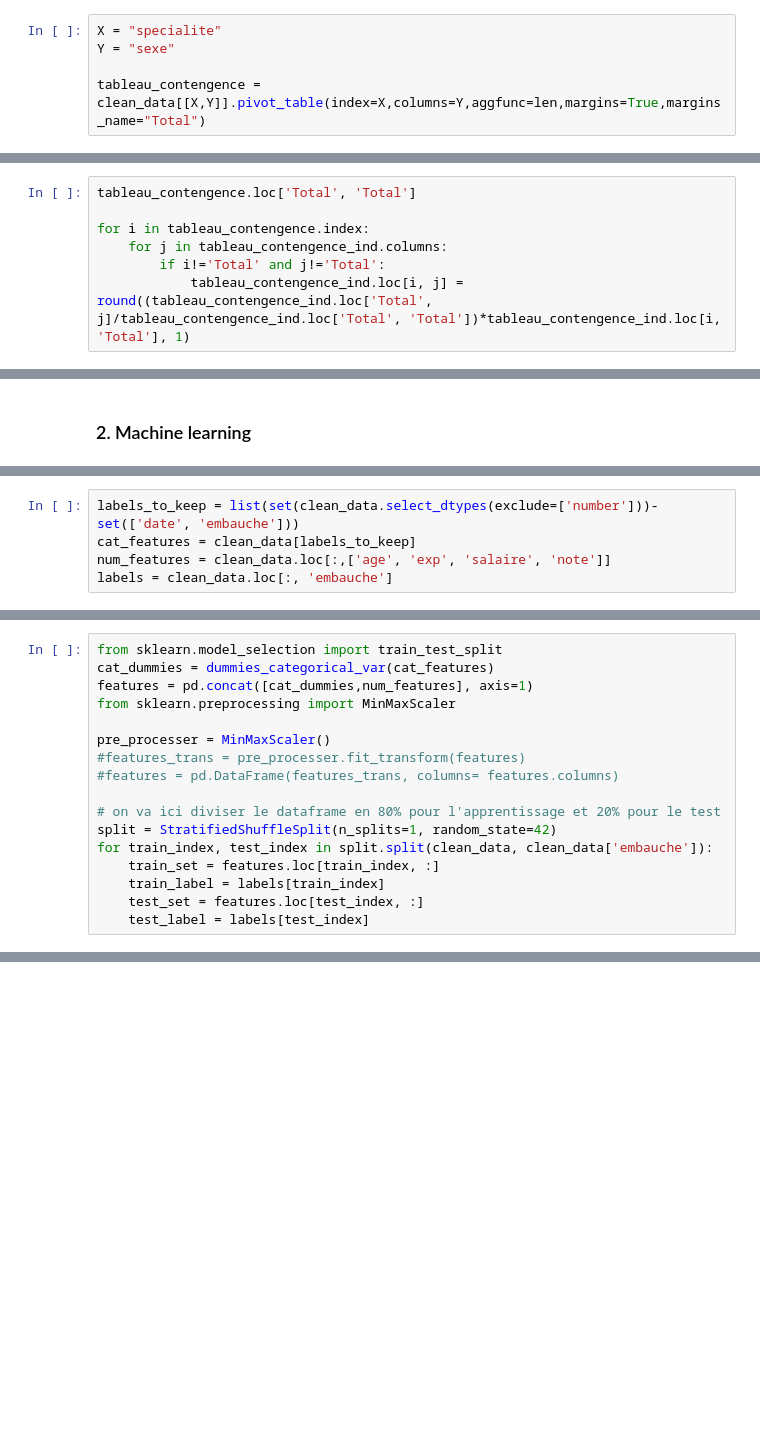
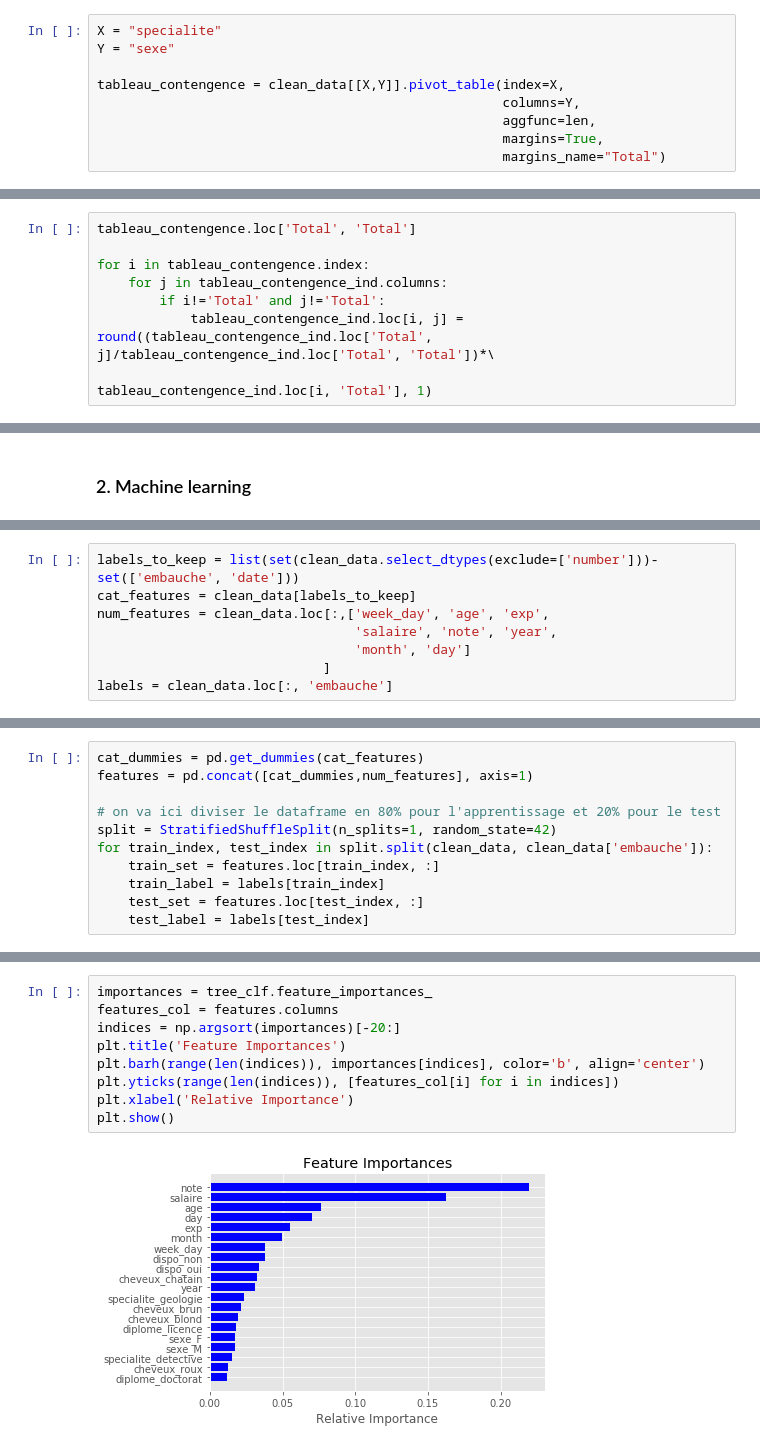
Before and after one commit to AngeKouame/METRY_QUANT-Dataset, a Jupyter notebook: test_quantmetry.ipynb, the cells around one changed output, grey strips where cells are left out. Drawn from its saved outputs; the diff is of its cells as text; blank space fills up the shorter version.

```diff
--- a/test_quantmetry.ipynb
+++ b/test_quantmetry.ipynb
@@ -169,7 +251,11 @@ array([[<matplotlib.axes._subplots.AxesSubplot object at 0x...>,
 X = "specialite"
 Y = "sexe"
 
-tableau_contengence = clean_data[[X,Y]].pivot_table(index=X,columns=Y,aggfunc=len,margins=True,margins_name="Total")
+tableau_contengence = clean_data[[X,Y]].pivot_table(index=X,
+                                                    columns=Y,
+                                                    aggfunc=len,
+                                                    margins=True,
+                                                    margins_name="Total")
 # %%
 tableau_contengence
 # %% [output]
@@ -192,7 +278,8 @@ tableau_contengence.loc['Total', 'Total']
 for i in tableau_contengence.index:
     for j in tableau_contengence_ind.columns:
         if i!='Total' and j!='Total':
-            tableau_contengence_ind.loc[i, j] = round((tableau_contengence_ind.loc['Total', j]/tableau_contengence_ind.loc['Total', 'Total'])*tableau_contengence_ind.loc[i, 'Total'], 1)
+            tableau_contengence_ind.loc[i, j] = round((tableau_contengence_ind.loc['Total', j]/tableau_contengence_ind.loc['Total', 'Total'])*\
+                                                      tableau_contengence_ind.loc[i, 'Total'], 1)
 # %%
 tableau_contengence_ind
 # %% [output]
@@ -369,5 +417,8 @@ clean_data.head()
 # %%
-labels_to_keep = list(set(clean_data.select_dtypes(exclude=['number']))-set(['date', 'embauche']))
+labels_to_keep = list(set(clean_data.select_dtypes(exclude=['number']))-set(['embauche', 'date']))
 cat_features = clean_data[labels_to_keep]
-num_features = clean_data.loc[:,['age', 'exp', 'salaire', 'note']]
+num_features = clean_data.loc[:,['week_day', 'age', 'exp',
+                                 'salaire', 'note', 'year',
+                                 'month', 'day']
+                             ]
 labels = clean_data.loc[:, 'embauche']
@@ -453,12 +425,6 @@ def dummies_categorical_var(dataframe):
 # %%
-from sklearn.model_selection import train_test_split
-cat_dummies = dummies_categorical_var(cat_features)
+cat_dummies = pd.get_dummies(cat_features)
 features = pd.concat([cat_dummies,num_features], axis=1)
-from sklearn.preprocessing import MinMaxScaler
-
-pre_processer = MinMaxScaler()
-#features_trans = pre_processer.fit_transform(features)
-#features = pd.DataFrame(features_trans, columns= features.columns)
 
 # on va ici diviser le dataframe en 80% pour l'apprentissage et 20% pour le test
 split = StratifiedShuffleSplit(n_splits=1, random_state=42)
@@ -602,0 +509,11 @@ data['embauche'].value_counts()/len(data)
+# %%
+importances = tree_clf.feature_importances_
+features_col = features.columns
+indices = np.argsort(importances)[-20:]
+plt.title('Feature Importances')
+plt.barh(range(len(indices)), importances[indices], color='b', align='center')
+plt.yticks(range(len(indices)), [features_col[i] for i in indices])
+plt.xlabel('Relative Importance')
+plt.show()
+# %% [output]
+[figure, added]
```
Also changed, not shown: parts of 61 cells of this notebook.
